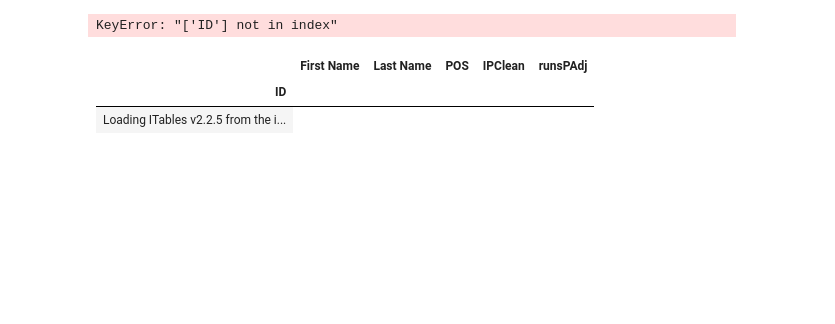
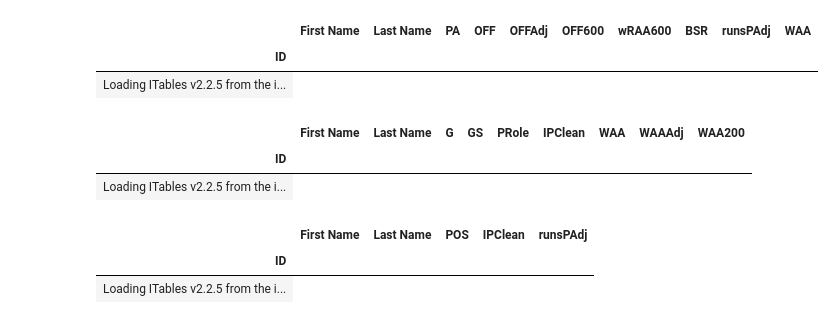
Before and after one commit to cmp66/ootp-analytics, a Jupyter notebook: dataImport.ipynb, the cells around one changed output. Cells and saved outputs as stored; diff of their text form; code cells hidden in the pictures; blank space fills up the shorter version.

Commit message:
first pass models

```diff
--- a/dataImport.ipynb
+++ b/dataImport.ipynb
@@ -21,44 +21,64 @@ n = np.dtype(dtype='int64')
 # %% [output]
 [interactive output not drawn]
 # %%
-season_start = 2064
+season_start = 2065
 season_end = 2065
 league = "BZ"
 ratings = "Mixed"
 source = "dump"
 # %%
 for season in range(season_start, season_end+1):
-    df_player_ratings, df_player_batting_stats, df_player_batting_right_stats, df_player_batting_left_stats, df_player_pitching_stats, df_player_fielding_stats, df_team_batting_stats, df_team_pitching_stats, df_team_fielding_stats = importCSV.import_files(league, season, source, ratings)
-    df_player_batting_stats, df_lg_batting_stat, df_player_batting_stats_right, df_player_batting_stats_left  = batting.process_batting_data(df_player_batting_stats, df_player_batting_right_stats, df_player_batting_left_stats, df_player_ratings, league, season, source)
+    (
+        df_player_ratings,
+        df_player_batting_stats,
+        df_player_batting_right_stats,
+        df_player_batting_left_stats,
+        df_player_pitching_stats,
+        df_player_pitching_right_stats,
+        df_player_pitching_left_stats,
+        df_player_fielding_stats,
+        df_team_batting_stats,
+        df_team_pitching_stats,
+        df_team_fielding_stats ) = importCSV.import_files(league, season, source, ratings)
+    (
+        df_player_batting_stats,
+        df_lg_batting_stat,
+        df_player_batting_stats_right,
+        df_player_batting_stats_left )  = batting.process_batting_data(df_player_batting_stats, df_player_batting_right_stats, df_player_batting_left_stats, df_player_ratings, league, season, source)
     df_player_fielding_stats = fielding.process_fielding_data(df_player_fielding_stats, df_lg_batting_stat, df_player_ratings, league, season)
     df_player_pitching_stats = pitching.process_pitching_data(df_player_pitching_stats, df_player_ratings, league, season)
 # %%
 
 display_title = "Player Pitching Stats"
 pitching_columns_to_display = ['First Name', 'Last Name','G', 'GS', 'PRole', 'IPClean', 'WAA', 'WAAAdj', 'WAA200']
-batting_columns_to_display = ['First Name', 'Last Name', 'PA', 'OFF', 'OFF600', 'wRAA600','BSR', 'runsPAdj', 'WAA']
+batting_columns_to_display = ['First Name', 'Last Name', 'PA', 'OFF', 'OFFAdj', 'OFF600', 'wRAA600','BSR', 'runsPAdj', 'WAA']
 fielding_columns_to_display = ['First Name', 'Last Name', 'POS', 'IPClean', 'runsPAdj']
 
 df_non_pitcher_fielders = df_player_fielding_stats.loc[df_player_fielding_stats['POS'] != 'P']
 fielding_group = df_non_pitcher_fielders.groupby('ID')
 fielding_values = fielding_group['runsPAdj'].sum()
-df_batter_pivot = pd.concat([df_player_batting_stats_right, fielding_values], axis='columns')
-#df_batter_pivot['WAA']=(df_batter_pivot['OFFAdj'] + df_batter_pivot['BSR'] + df_batter_pivot['runsPAdj']) / 10.0
+df_batter_pivot = pd.concat([df_player_batting_stats, fielding_values], axis='columns')
+df_batter_pivot['WAA']=(df_batter_pivot['OFFAdj'] + df_batter_pivot['BSR'] + df_batter_pivot['runsPAdj']) / 10.0
 
 
 df_batter_pivot = df_batter_pivot.merge(df_player_ratings[['First Name', 'Last Name']], on='ID', how='left')
 df_player_pitching_stats = pd.merge(df_player_pitching_stats, df_player_ratings[['First Name', 'Last Name']], on='ID', how='left')
 df_player_fielding_stats = pd.merge(df_player_fielding_stats, df_player_ratings[['First Name', 'Last Name']], on='ID', how='left')
 
 df_batter_pivot = df_batter_pivot[df_batter_pivot["PA"] >= 400]
 df_player_pitching_stats = df_player_pitching_stats[df_player_pitching_stats["IP"] >= 80]
 
 
 with pd.option_context("display.float_format", "{:,.2f}".format):
     show(df_batter_pivot[batting_columns_to_display], show='grid',searching=True, paging=True, index=True, classes="display nowrap compact",  lengthMenu=[20])
     show(df_player_pitching_stats[pitching_columns_to_display], show='grid',searching=True, paging=True, index=True, classes="display nowrap compact", lengthMenu=[20])
 # %% [output]
-KeyError: "['ID'] not in index"
+|  | First Name | Last Name | PA | OFF | OFFAdj | OFF600 | wRAA600 | BSR | runsPAdj | WAA |
+| ID |  |  |  |  |  |  |  |  |  |  |
+| Loading ITables v2.2.5 from the i... |
+|  | First Name | Last Name | G | GS | PRole | IPClean | WAA | WAAAdj | WAA200 |
+| ID |  |  |  |  |  |  |  |  |  |
+| Loading ITables v2.2.5 from the i... |
 # %%
 show(df_player_fielding_stats[fielding_columns_to_display], show='grid',searching=True, paging=True, index=True, classes="display nowrap compact",  lengthMenu=[15])
 # %% [output]
```
Also changed, not shown: 34 other files.
